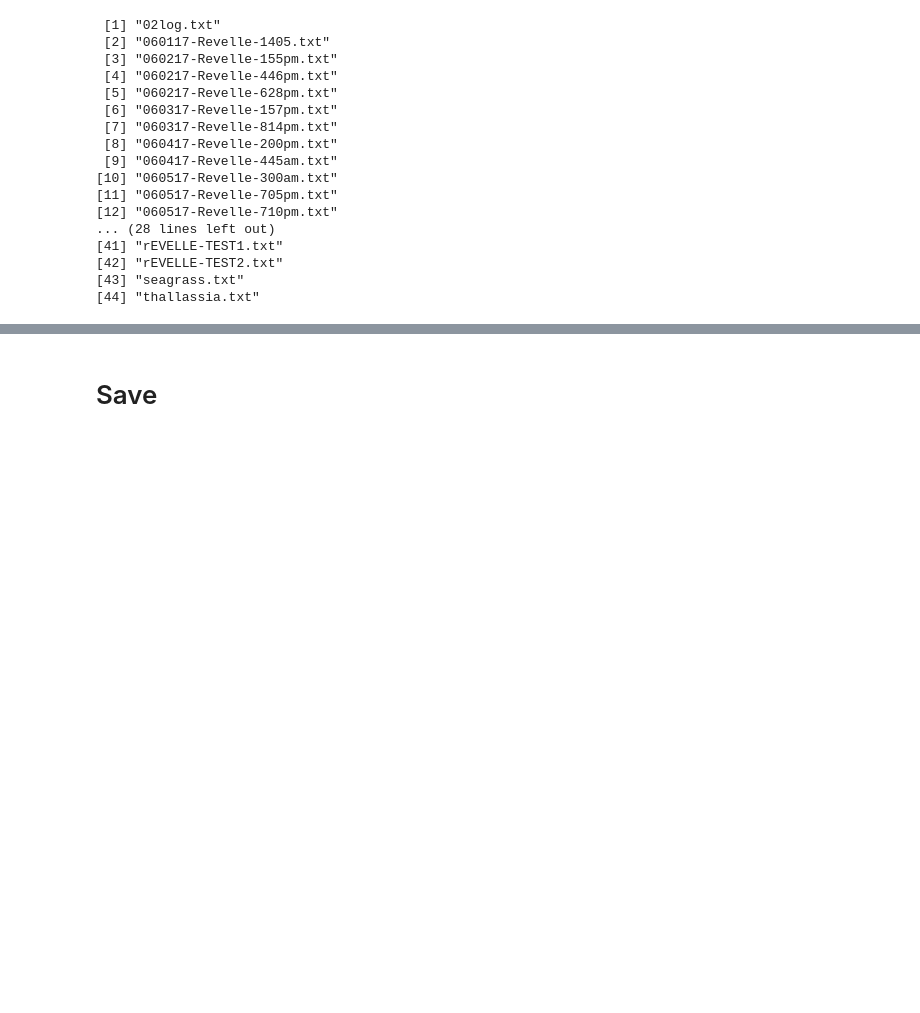
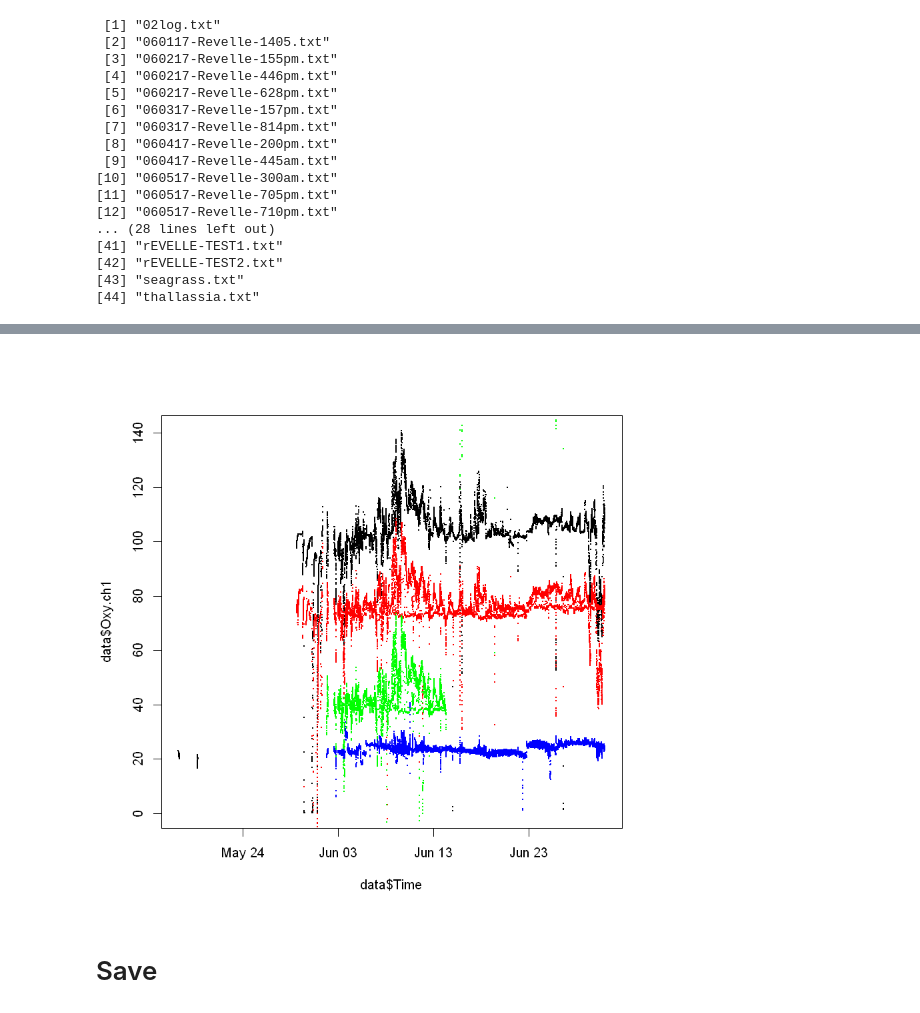
Before and after one commit to tbrycekelly/MIMS-TBK, a Jupyter notebook: Generate Input- Parse Optode.ipynb, the cells around one changed output, grey strips where cells are left out. Drawn from its saved outputs; the diff is of its cells as text; code cells hidden in the pictures; blank space fills up the shorter version.

```diff
--- a/Generate Input- Parse Optode.ipynb
+++ b/Generate Input- Parse Optode.ipynb
@@ -273,7 +318,7 @@ run = function(input.dir, file.list, write.xlsx = FALSE, output.dir = '') {
     for (i in 6:length(file.list)) {
         temp = process.file(input.dir, file.list[i])
         temp = add.filter.flags(temp)
-        try({plot.flags(data, paste0('Output/Optode/', file.list[i], '-.pdf'))})
+        try({plot.flags(temp, paste0('Output/Optode/', file.list[i], '-.pdf'))})
         temp = avg.data(temp)
 
 
@@ -297,3 +357,10 @@ str(data)
+# %%
+plot(data$Time, data$Oxy.ch1, pch=16, cex=0.2)
+points(data$Time, data$Oxy.ch2-25, col='red', pch=16, cex=0.2)
+points(data$Time, data$Oxy.ch3-60, col='green', pch=16, cex=0.2)
+points(data$Time, data$Oxy.ch4-75, col='blue', pch=16, cex=0.2)
+# %% [output]
+[figure, added]
 # %% [markdown]
 # Save
 # %%
```
Also changed, not shown: parts of 5 cells of this notebook, 18 other files.
